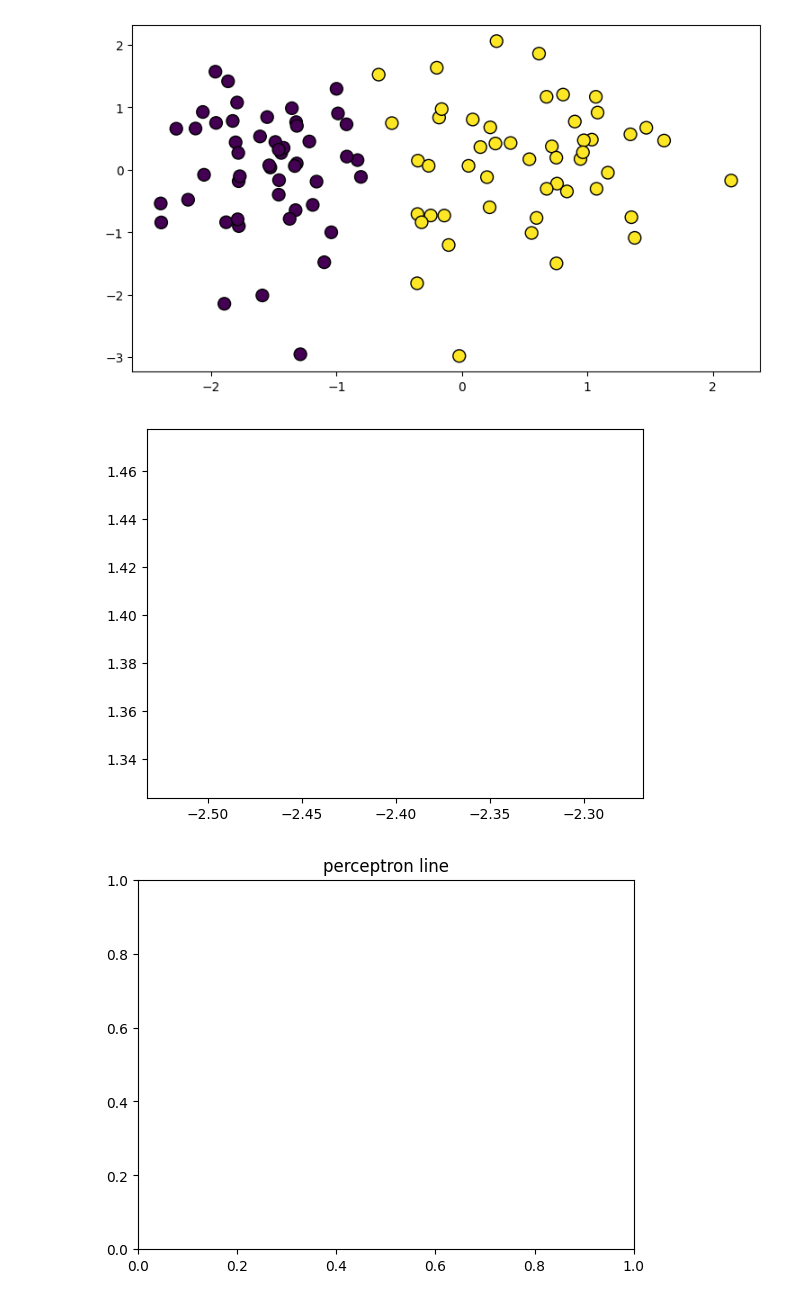
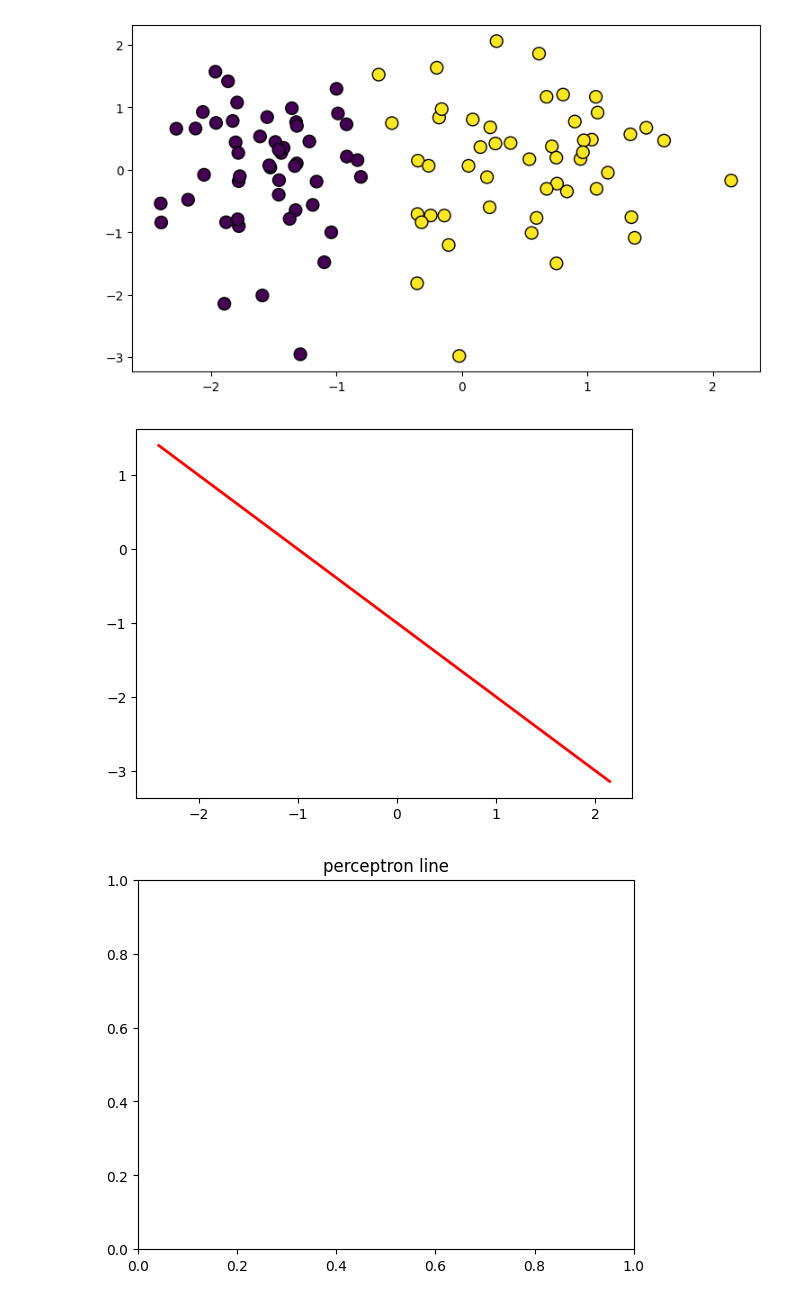
Before and after one commit to Tasnimul009/Machine_Learning_models, a Jupyter notebook: Logistic Regression/perceptron trick.ipynb, the cells around one changed output. Saved outputs shown, nothing was run; the diff lists cells and outputs as text; code cells hidden in the pictures.

```diff
--- a/Logistic Regression/perceptron trick.ipynb
+++ b/Logistic Regression/perceptron trick.ipynb
@@ -40,17 +40,17 @@ def perceptron(X, y, lr = 0.01, epochs = 1000):
     return m, b
 # %%
 m, b = perceptron(X, y)
-Xi = np.linspace(X[:, 0].min(), X[:, 0].min(), 100)
+Xi = np.linspace(X[:, 0].min(), X[:, 0].max(), 100)
 yi = m[0] * Xi + b[0]
 line, = plt.plot(Xi, yi, "red", linewidth = 2)
 def update(i):
-    label = "epoch {0}.".formate(i+1)
+    label = "epoch {0}.".format(i+1)
     yi = m[i] * Xi + b[i]
     line.set_ydata(yi)
-    line.xlabel(label)
+    ax.set_xlabel(label)
     return line,
 # %% [output]
-[figure, old version]
+[figure, new version]
 # %%
 from matplotlib.animation import FuncAnimation
 anim = FuncAnimation(fig, update, frames = 500, interval = 30, repeat = False)
```
